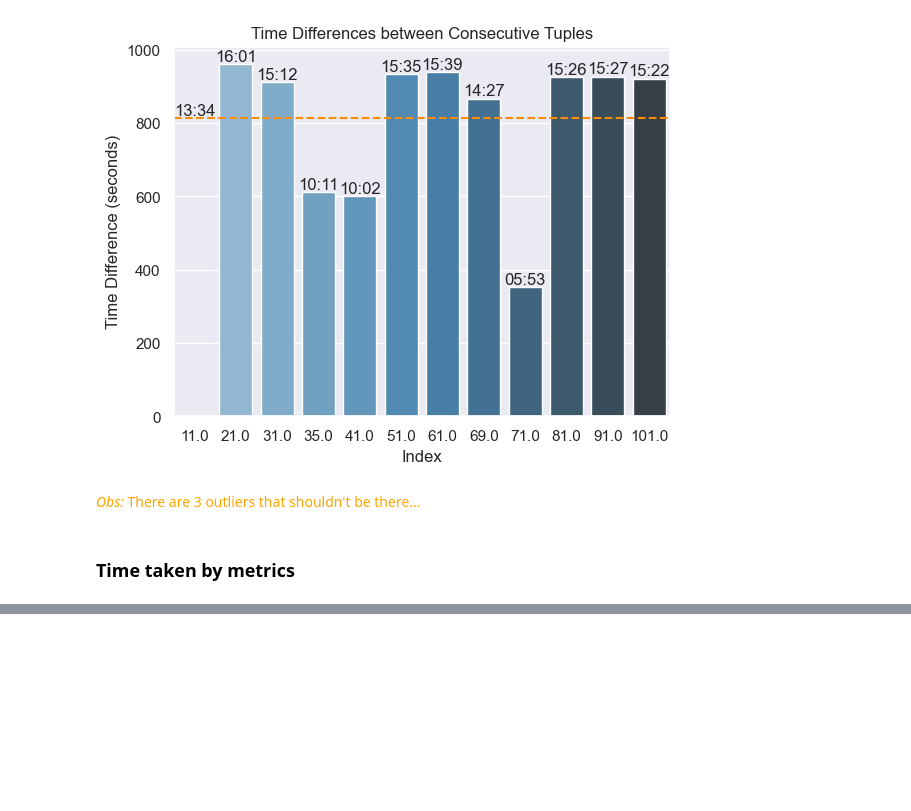
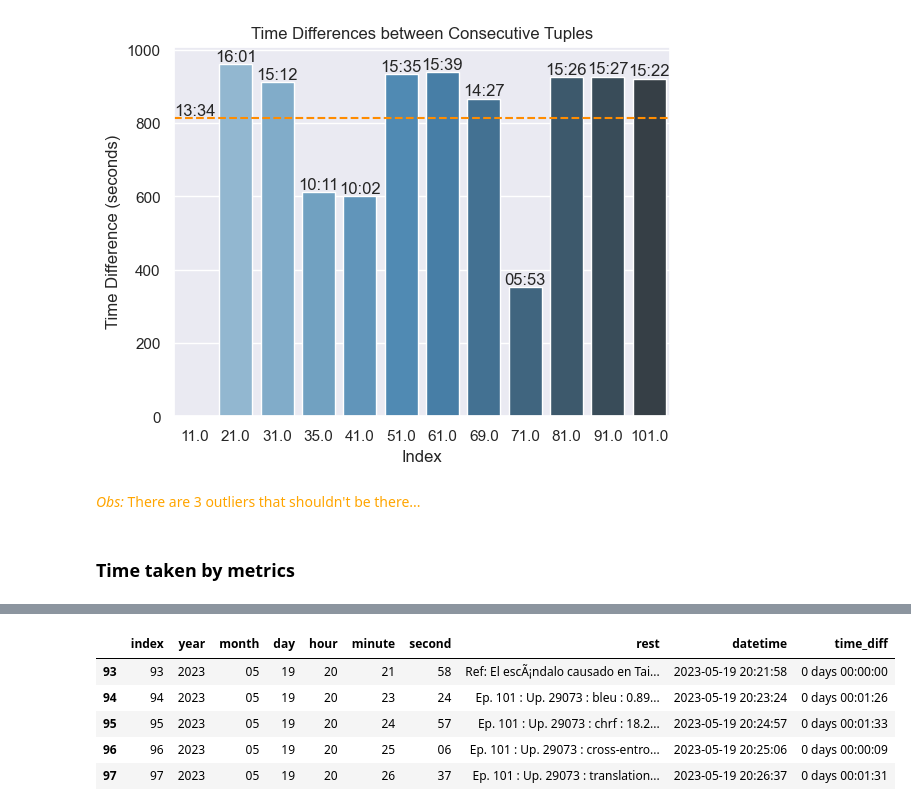
Before and after one commit to baladon-lucas-pardinas/NMT-Translation-gn-es, a Jupyter notebook: notebooks/tests.ipynb, the cells around one changed output, grey strips where cells are left out. Cells and saved outputs as stored; diff of their text form; code cells hidden in the pictures; blank space fills up the shorter version.

Commit message:
[TEST] notebook first 100 epochs time test

```diff
--- a/notebooks/tests.ipynb
+++ b/notebooks/tests.ipynb
@@ -276,0 +288,2 @@ plot_time_diff(log_dataframe, 'epoch', 'time_diff_sec')
+# %%
+time_lines = parse_line_groups(log_lines, log_time_regex)
@@ -277,31 +294,19 @@ plot_time_diff(log_dataframe, 'epoch', 'time_diff_sec')
 # %%
 def create_log_metric_dataframe(parsed_lines, debug=False):
     # type: (list[tuple[str, str, str, str, str, str]], bool) -> pd.DataFrame
-    log_by_epoch = dict()
-    seen_epochs = set()
-    static_columns = ['index', 'epoch', 'year', 'month', 'day', 'hour', 'minute', 'second', 'update', 'status']
+    log = dict()
+    static_columns = ['index', 'year', 'month', 'day', 'hour', 'minute', 'second', 'rest']
     for column in static_columns:
-        log_by_epoch[column] = []
+        log[column] = []
 
     for idx, line in enumerate(parsed_lines):
-        year, month, day,\
-        hour, minute, second,\
-        epoch, update,\
-        metric, metric_value,\
-        status = line
-
-        static_values_to_append = [idx, epoch, year, month, day, hour, minute, second, update, status]
-
-        if log_by_epoch.get(epoch) is None:
-            seen_epochs.add(epoch)
-            for column, value in zip(static_columns, static_values_to_append):
-                log_by_epoch[column].append(value)
-
-        if metric not in log_by_epoch:
-            log_by_epoch[metric] = []
-        log_by_epoch[metric].append(metric_value)
+        static_values_to_append = [idx, *line]
+        for column, value in zip(static_columns, static_values_to_append):
+            log[column].append(value)
 
     if debug:
-        print('seen epochs: {}'.format(seen_epochs))
+        print('seen epochs: {}'.format(log))
 
-    return pd.DataFrame(log_by_epoch)
+    return pd.DataFrame(log)
+# %%
+log_metric_dataframe = create_log_metric_dataframe(time_lines)
@@ -307,0 +322,11 @@ def create_log_metric_dataframe(parsed_lines, debug=False):
+# %%
+log_metric_dataframe = add_time_diff(log_metric_dataframe)
+# %%
+log_metric_dataframe.tail()
+# %% [output]
+|  | index | year | month | day | hour | minute | second | rest | datetime | time_diff |
+| 93 | 93 | 2023 | 05 | 19 | 20 | 21 | 58 | Ref: El escÃ¡ndalo causado en Tai... | 2023-05-19 20:21:58 | 0 days 00:00:00 |
+| 94 | 94 | 2023 | 05 | 19 | 20 | 23 | 24 | Ep. 101 : Up. 29073 : bleu : 0.89... | 2023-05-19 20:23:24 | 0 days 00:01:26 |
+| 95 | 95 | 2023 | 05 | 19 | 20 | 24 | 57 | Ep. 101 : Up. 29073 : chrf : 18.2... | 2023-05-19 20:24:57 | 0 days 00:01:33 |
+| 96 | 96 | 2023 | 05 | 19 | 20 | 25 | 06 | Ep. 101 : Up. 29073 : cross-entro... | 2023-05-19 20:25:06 | 0 days 00:00:09 |
+| 97 | 97 | 2023 | 05 | 19 | 20 | 26 | 37 | Ep. 101 : Up. 29073 : translation... | 2023-05-19 20:26:37 | 0 days 00:01:31 |
```
Also changed, not shown: parts of 11 cells of this notebook.
